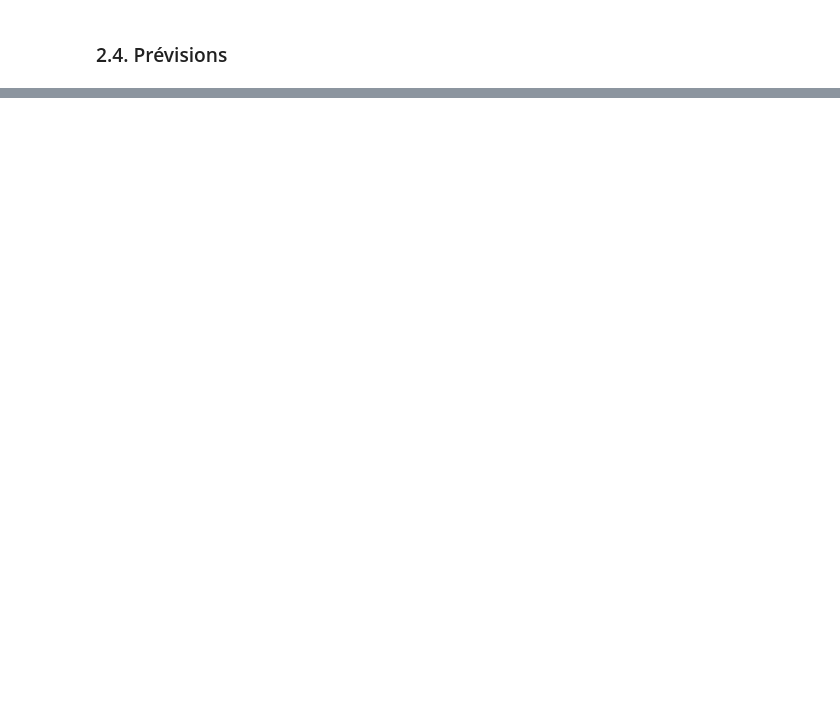
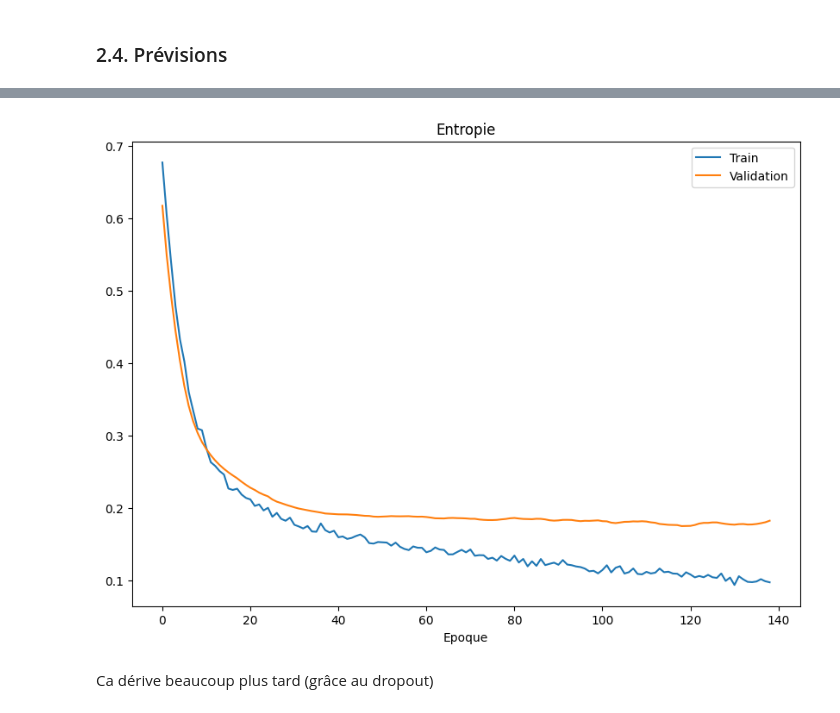
Before and after one commit to GillesBour/formation-data-science, a Jupyter notebook: BLOC5/notebooks/spam_2_DNN_Keras_callback.ipynb, the cells around one changed output, grey strips where cells are left out. Saved outputs shown, nothing was run; the diff lists cells and outputs as text; code cells hidden in the pictures; blank space fills up the shorter version.

```diff
--- a/BLOC5/notebooks/spam_2_DNN_Keras_callback.ipynb
+++ b/BLOC5/notebooks/spam_2_DNN_Keras_callback.ipynb
@@ -238,0 +238,14 @@ Exactitude test : 0.9359
+# %%
+import matplotlib.pyplot as plt
+
+fig, ax = plt.subplots(figsize=(10, 7))
+ax.plot(hist.history['loss'], label='Train')
+ax.plot(hist.history['val_loss'], label='Validation')
+ax.set_xlabel('Epoque')
+ax.set_title('Entropie')
+ax.legend(loc='best')
+plt.show()
+# %% [output]
+[figure, added]
+# %% [markdown]
+Ca dérive beaucoup plus tard (grâce au dropout)
```
Also changed, not shown: parts of 5 cells of this notebook.
